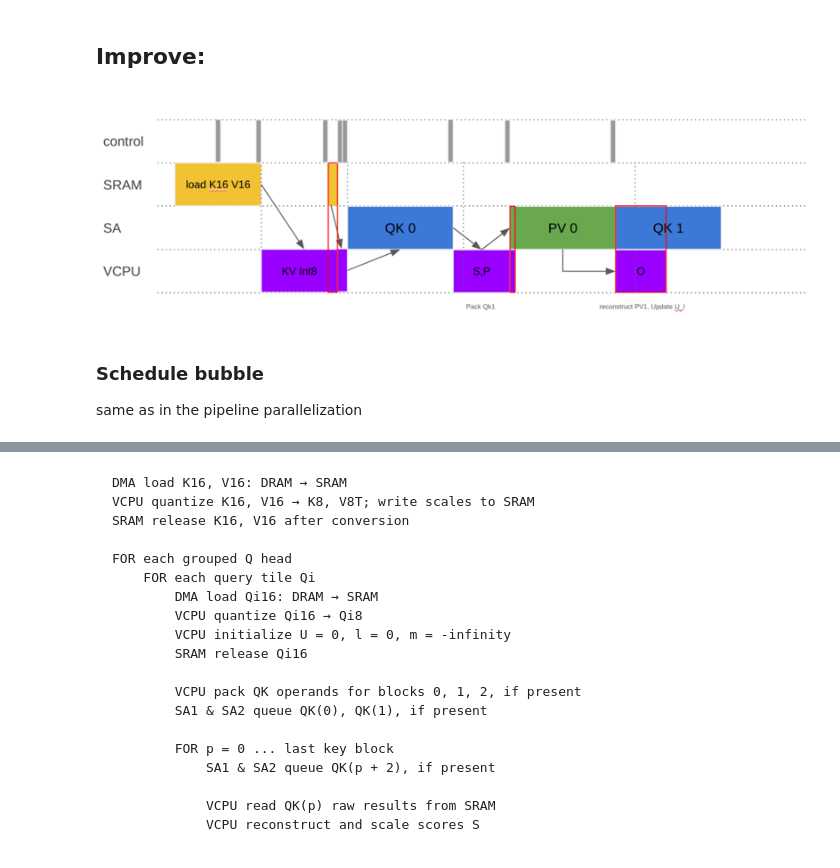
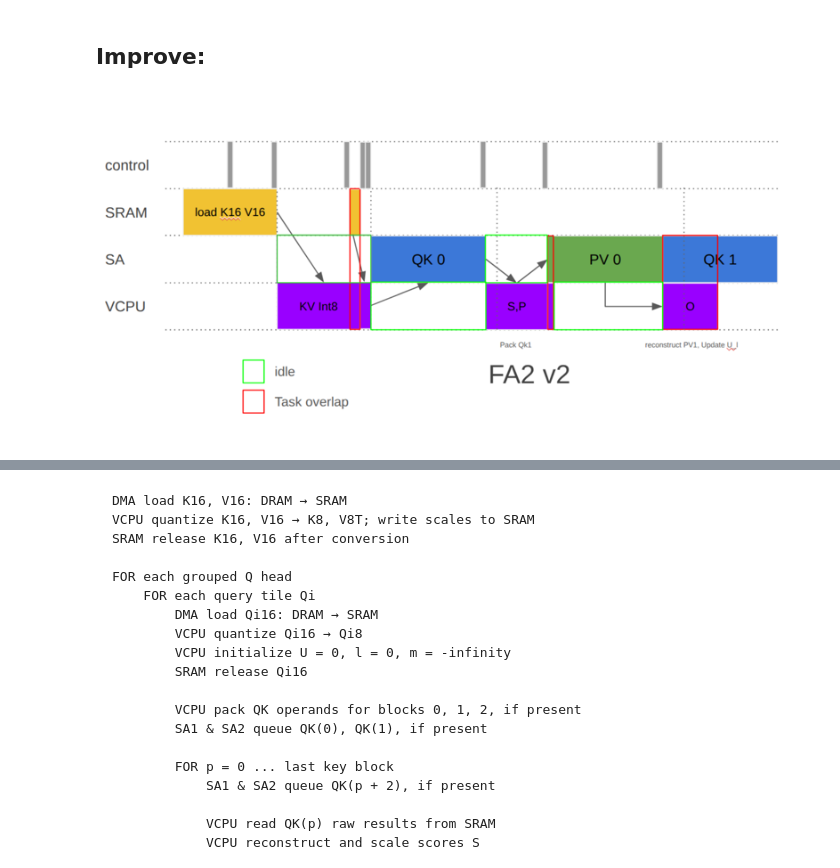
Before and after one commit to raulniconico/Flash-Attention-Assignment, a Jupyter notebook: 3.flash_attention.ipynb, the cells around one changed output, grey strips where cells are left out. Drawn from its saved outputs; the diff is of its cells as text; code cells hidden in the pictures.

```diff
--- a/3.flash_attention.ipynb
+++ b/3.flash_attention.ipynb
@@ -32,11 +50,7 @@ plot("img/fa2_schedule.png", 800)
 [figure]
 # %% [markdown]
 ## Improve:
-# %%
-plot("img/fa2_v2_schedule.png", 800)
-# %% [output]
-[figure, removed]
-# %% [markdown]
-### Schedule bubble
-
-same as in the pipeline parallelization
+# %%
+plot("img/schedule_bubble.png", 800)
+# %% [output]
+[figure, added]
```
Also changed, not shown: parts of 22 cells of this notebook, 13 other files.
